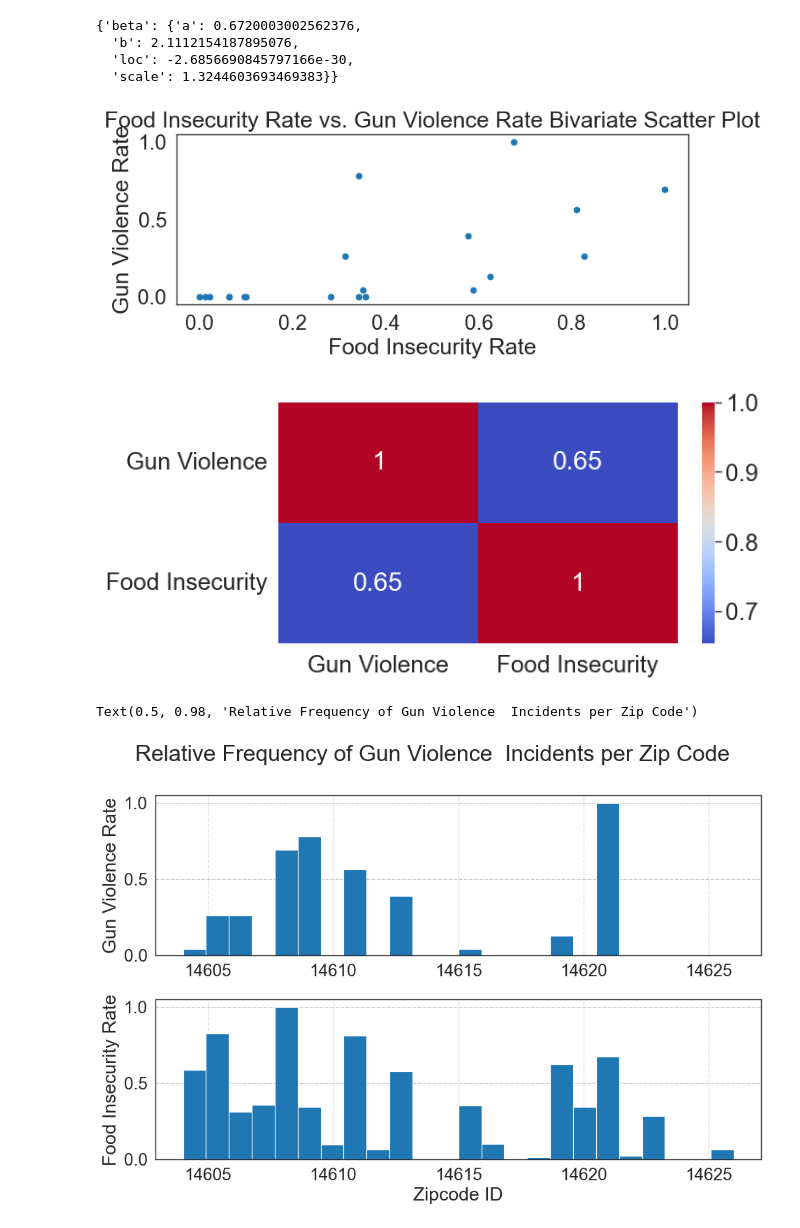
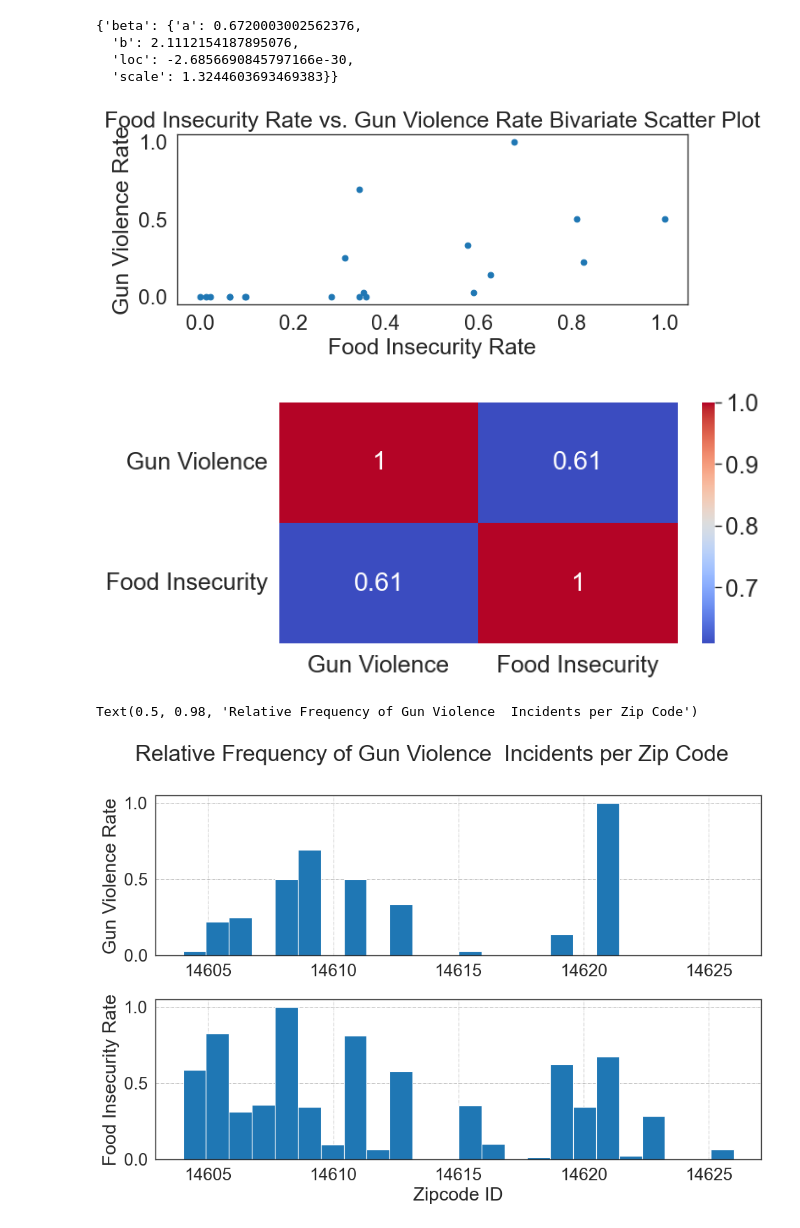
Before and after one commit to javac0f/RocGunHungerEda, a Jupyter notebook: Group9_EDA_Code.ipynb, the cells around one changed output. Cells and saved outputs as stored; diff of their text form; code cells hidden in the pictures.

```diff
--- a/Group9_EDA_Code.ipynb
+++ b/Group9_EDA_Code.ipynb
@@ -113,14 +113,14 @@ None
 | 4 | -77.641972 | 43.162394 | 138 Murray St | 2022/05/26 04:00:00+00 | 2022 | 43.162394 | -77.641972 |
 # %%
 # HUNGER DATA
-hunger_data.columns = ['Zip_Code', 'Latitude', 'Longitude', 'Food Insecurity Rate']
+hunger_data.columns = ['Zip_code', 'Latitude', 'Longitude', 'Food Insecurity Rate']
 
 # NARROW DOWN DATA TO JUST ROCHESTER AREAS
 roc_zip = list(range(14604, 14624))
 roc_zip.append(14626)
 roc_zip.append(14627)
 roc_zip.append(14642)
-hunger_data = hunger_data.loc[hunger_data['Zip_Code'].isin(roc_zip)]
+hunger_data = hunger_data.loc[hunger_data['Zip_code'].isin(roc_zip)]
 
 print(hunger_data.info())   # to check for missing values
 
@@ -149,9 +149,17 @@ None
 # %% [markdown]
 ##### GROUPING GUN VIOLENCE DATA BY ZIP CODE
 # %%
+# USING NOMINATIM TO CONVERT LATITUDES AND LONGITUDES OF GUN VIOENCE DATA INTO ZIP CODES
+# THE SERVER FOR GEOCODER HAS BEEN VERY INCONSISTENT (WE KEEP GETTING 502: BAD GATEWAY), SO WE DOWNLOADED THE RESULTING DATAFRAME
+# FROM A PREVIOUSLY SUCCESSFUL RUN OF THE CODE INTO A CSV AND CONTINUED WITH THAT FILE
+# IF THIS CELL DOES NOT WORK, JUST MOVE ON
+
 from geopy.exc import GeocoderServiceError
+from geopy.geocoders import Nominatim
 import time
-
+gun_long = gun_data["Longitude"]
+gun_lat = gun_data["Latitude"]
+zipcode = []
 geolocator = Nominatim(user_agent='myapplication')
 
 def reverse_geocode_with_retries(geolocator, lat, long, max_retries=3, delay=5):
@@ -174,6 +184,6 @@ for i in range(len(gun_lat)):
 # %%
 # GROUP BY ZIP CODE
-gun_data = gun_data.groupby(["Zip_Code"])["X"].count().reset_index(name="count")
+gun_data = backup.groupby(["Zip_code"])["X"].count().reset_index(name="count")
 
 # ADD MISSING ZIP CODES
 allzip = list(range(14604, 14624))
@@ -181,12 +191,12 @@ allzip.append(14626)
 allzip.append(14627)
 allzip.append(14642)
 
-zip_gun = gun_data["Zip_Code"].tolist()
+zip_gun = gun_data["Zip_code"].tolist()
 zip_gun = {int(x) for x in zip_gun}
 zip_noinclude = list(set(allzip) - set(zip_gun))
 
 for i in range(len(zip_noinclude)):
-    gun_data = gun_data.append({'Zip_Code': zip_noinclude[i], 'count': 0}, ignore_index=True)
+    gun_data = gun_data.append({'Zip_code': zip_noinclude[i], 'count': 0}, ignore_index=True)
 
 gun_data.rename(columns={'count': 'Number of Shootings'}, inplace=True)
 
@@ -218,8 +228,8 @@ The frame.append method is deprecated and will be removed from pandas in a futur
 # %% [markdown]
 ##### MERGE HUNGER AND GUN VIOLENCE DATA
 # %%
-gun_data['Zip_Code'] = gun_data['Zip_Code'].astype(int)
-full_data = pd.merge(hunger_data, gun_data, on='Zip_Code')
+gun_data['Zip_code'] = gun_data['Zip_code'].astype(int)
+full_data = pd.merge(hunger_data, gun_data, on='Zip_code')
 print("                         FULL DATA SET")
 full_data.head(10)
 # %% [output]
@@ -415,7 +425,7 @@ plt.ylabel('Gun Violence Rate')
 
 plt.show()
 # %% [output]
-[figure, old version]
+[figure, new version]
 # %%
 # FORMING CORRELATION MATRIX
 df = pd.DataFrame({'Gun Violence': full_data["Gun Violence Rate"], 'Food Insecurity': full_data["Food Insecurity Rate"]})
@@ -424,25 +434,25 @@ sns.heatmap(corr_matrix, annot=True, cmap='coolwarm')
 
 plt.show()
 # %% [output]
-[figure, old version]
+[figure, new version]
 # %%
 fig, (ax1,ax2) = plt.subplots(2, figsize=(10,7), tight_layout=True)
 ax1.grid(visible = True, color = 'grey', linestyle = '-.', linewidth = 0.5, alpha = 0.6)
 ax2.grid(visible = True, color = 'grey', linestyle = '-.', linewidth = 0.5, alpha = 0.6)
 
 
 # CREATE HISTOGRAMS
-gun_freq = ax1.hist(x=full_data['Zip_Code'], weights = full_data['Gun Violence Rate'], bins = 24)
-hunger_freq = ax2.hist(x=full_data['Zip_Code'], weights = full_data['Food Insecurity Rate'], bins = 24)
+gun_freq = ax1.hist(x=full_data['Zip_code'], weights = full_data['Gun Violence Rate'], bins = 24)
+hunger_freq = ax2.hist(x=full_data['Zip_code'], weights = full_data['Food Insecurity Rate'], bins = 24)
 
 
 # EXTRA LABELS
 plt.xlabel('Zipcode ID')
 ax1.set_ylabel('Gun Violence Rate')
 ax2.set_ylabel('Food Insecurity Rate')
 plt.suptitle("Relative Frequency of Gun Violence  Incidents per Zip Code")
 # %% [output]
 Text(0.5, 0.98, 'Relative Frequency of Gun Violence  Incidents per Zip Code')
-[figure, old version]
+[figure, new version]
 # %%
 from scipy import stats
```
Also changed, not shown: parts of 12 cells of this notebook.
